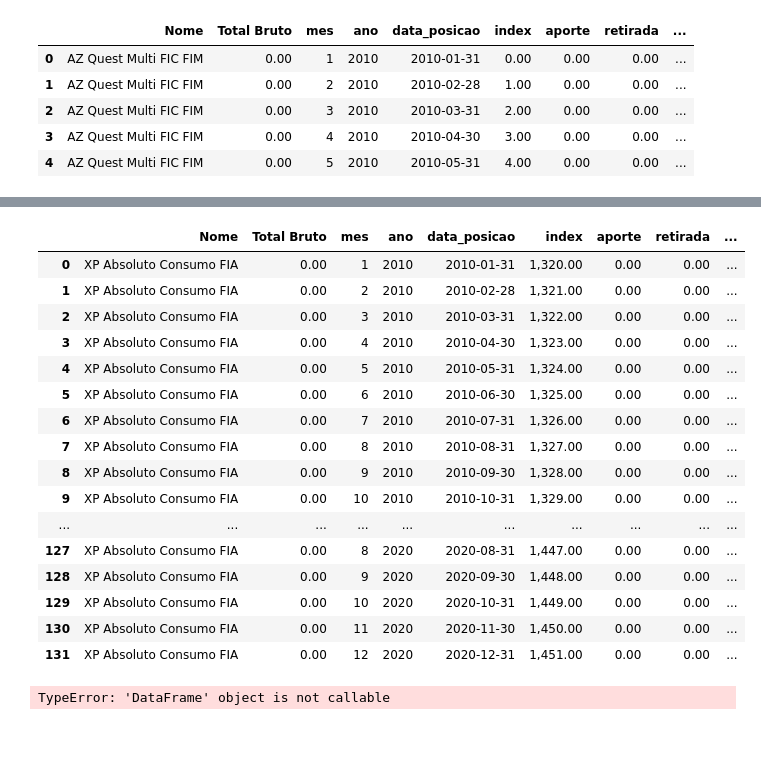
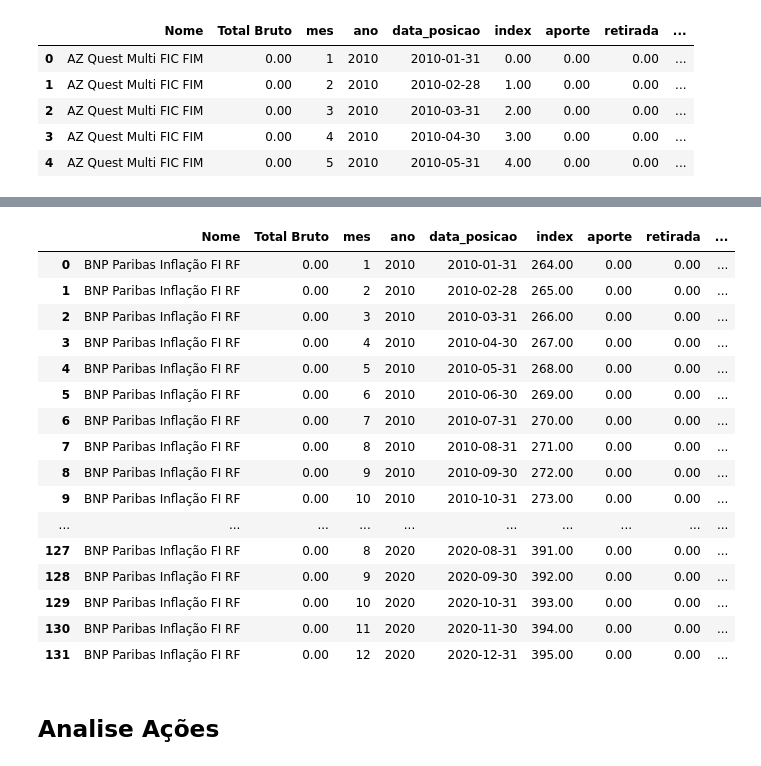
Before and after one commit to gabrielmlg/finance-app, a Jupyter notebook: app/classes/extrato_posicao_acoes.ipynb, the cells around one changed output, grey strips where cells are left out. Cells and saved outputs as stored; diff of their text form; code cells hidden in the pictures; blank space fills up the shorter version.

Commit message:
Criando metodo calculo_resumo em acao

```diff
--- a/app/classes/extrato_posicao_acoes.ipynb
+++ b/app/classes/extrato_posicao_acoes.ipynb
@@ -88,24 +84,20 @@ tmp.sort_values('%', ascending=False)
 # %%
-display(resumo_[resumo_['Nome'] == 'XP Absoluto Consumo FIA'])
+display(resumo_[resumo_['Nome'] == 'BNP Paribas Inflação FI RF'])
 # %% [output]
 |  | Nome | Total Bruto | mes | ano | data_posicao | index | aporte | retirada | ... |
-| 0 | XP Absoluto Consumo FIA | 0.00 | 1 | 2010 | 2010-01-31 | 1,320.00 | 0.00 | 0.00 | ... |
-| 1 | XP Absoluto Consumo FIA | 0.00 | 2 | 2010 | 2010-02-28 | 1,321.00 | 0.00 | 0.00 | ... |
-| 2 | XP Absoluto Consumo FIA | 0.00 | 3 | 2010 | 2010-03-31 | 1,322.00 | 0.00 | 0.00 | ... |
-| 3 | XP Absoluto Consumo FIA | 0.00 | 4 | 2010 | 2010-04-30 | 1,323.00 | 0.00 | 0.00 | ... |
-| 4 | XP Absoluto Consumo FIA | 0.00 | 5 | 2010 | 2010-05-31 | 1,324.00 | 0.00 | 0.00 | ... |
-| 5 | XP Absoluto Consumo FIA | 0.00 | 6 | 2010 | 2010-06-30 | 1,325.00 | 0.00 | 0.00 | ... |
-| 6 | XP Absoluto Consumo FIA | 0.00 | 7 | 2010 | 2010-07-31 | 1,326.00 | 0.00 | 0.00 | ... |
-| 7 | XP Absoluto Consumo FIA | 0.00 | 8 | 2010 | 2010-08-31 | 1,327.00 | 0.00 | 0.00 | ... |
-| 8 | XP Absoluto Consumo FIA | 0.00 | 9 | 2010 | 2010-09-30 | 1,328.00 | 0.00 | 0.00 | ... |
-| 9 | XP Absoluto Consumo FIA | 0.00 | 10 | 2010 | 2010-10-31 | 1,329.00 | 0.00 | 0.00 | ... |
+| 0 | BNP Paribas Inflação FI RF | 0.00 | 1 | 2010 | 2010-01-31 | 264.00 | 0.00 | 0.00 | ... |
+| 1 | BNP Paribas Inflação FI RF | 0.00 | 2 | 2010 | 2010-02-28 | 265.00 | 0.00 | 0.00 | ... |
+| 2 | BNP Paribas Inflação FI RF | 0.00 | 3 | 2010 | 2010-03-31 | 266.00 | 0.00 | 0.00 | ... |
+| 3 | BNP Paribas Inflação FI RF | 0.00 | 4 | 2010 | 2010-04-30 | 267.00 | 0.00 | 0.00 | ... |
+| 4 | BNP Paribas Inflação FI RF | 0.00 | 5 | 2010 | 2010-05-31 | 268.00 | 0.00 | 0.00 | ... |
+| 5 | BNP Paribas Inflação FI RF | 0.00 | 6 | 2010 | 2010-06-30 | 269.00 | 0.00 | 0.00 | ... |
+| 6 | BNP Paribas Inflação FI RF | 0.00 | 7 | 2010 | 2010-07-31 | 270.00 | 0.00 | 0.00 | ... |
+| 7 | BNP Paribas Inflação FI RF | 0.00 | 8 | 2010 | 2010-08-31 | 271.00 | 0.00 | 0.00 | ... |
+| 8 | BNP Paribas Inflação FI RF | 0.00 | 9 | 2010 | 2010-09-30 | 272.00 | 0.00 | 0.00 | ... |
+| 9 | BNP Paribas Inflação FI RF | 0.00 | 10 | 2010 | 2010-10-31 | 273.00 | 0.00 | 0.00 | ... |
 | ... | ... | ... | ... | ... | ... | ... | ... | ... | ... |
-| 127 | XP Absoluto Consumo FIA | 0.00 | 8 | 2020 | 2020-08-31 | 1,447.00 | 0.00 | 0.00 | ... |
-| 128 | XP Absoluto Consumo FIA | 0.00 | 9 | 2020 | 2020-09-30 | 1,448.00 | 0.00 | 0.00 | ... |
-| 129 | XP Absoluto Consumo FIA | 0.00 | 10 | 2020 | 2020-10-31 | 1,449.00 | 0.00 | 0.00 | ... |
-| 130 | XP Absoluto Consumo FIA | 0.00 | 11 | 2020 | 2020-11-30 | 1,450.00 | 0.00 | 0.00 | ... |
-| 131 | XP Absoluto Consumo FIA | 0.00 | 12 | 2020 | 2020-12-31 | 1,451.00 | 0.00 | 0.00 | ... |
+| 127 | BNP Paribas Inflação FI RF | 0.00 | 8 | 2020 | 2020-08-31 | 391.00 | 0.00 | 0.00 | ... |
+| 128 | BNP Paribas Inflação FI RF | 0.00 | 9 | 2020 | 2020-09-30 | 392.00 | 0.00 | 0.00 | ... |
+| 129 | BNP Paribas Inflação FI RF | 0.00 | 10 | 2020 | 2020-10-31 | 393.00 | 0.00 | 0.00 | ... |
+| 130 | BNP Paribas Inflação FI RF | 0.00 | 11 | 2020 | 2020-11-30 | 394.00 | 0.00 | 0.00 | ... |
+| 131 | BNP Paribas Inflação FI RF | 0.00 | 12 | 2020 | 2020-12-31 | 395.00 | 0.00 | 0.00 | ... |
-# %%
-resumo_fi = fundo_investimento.resumo(2010, 2020)
-# %% [output]
-TypeError: 'DataFrame' object is not callable
@@ -133,0 +104,2 @@ extrato.aportes_xp
+# %% [markdown]
+## Analise Ações
```
Also changed, not shown: parts of 23 cells of this notebook, 2 other files.
